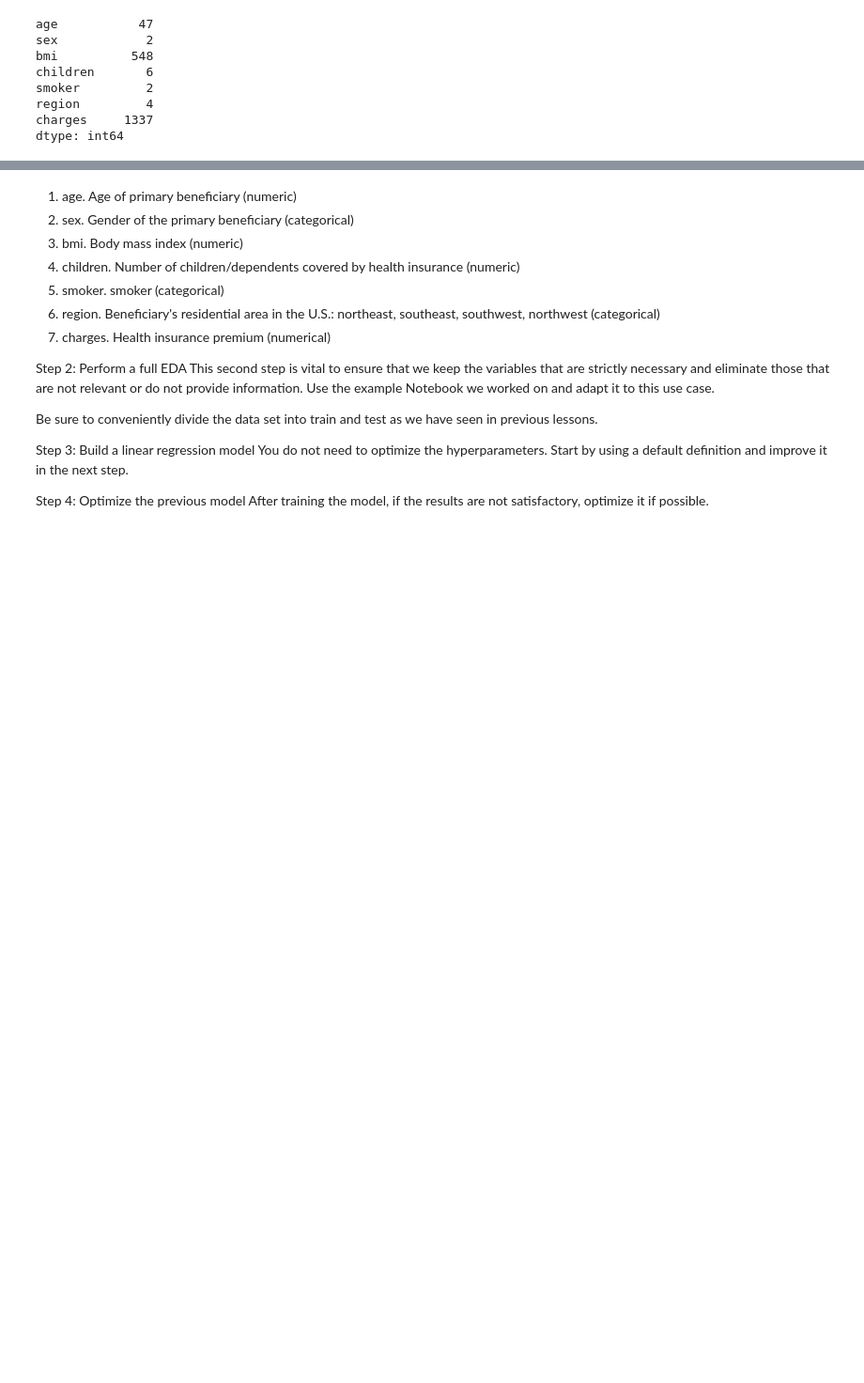
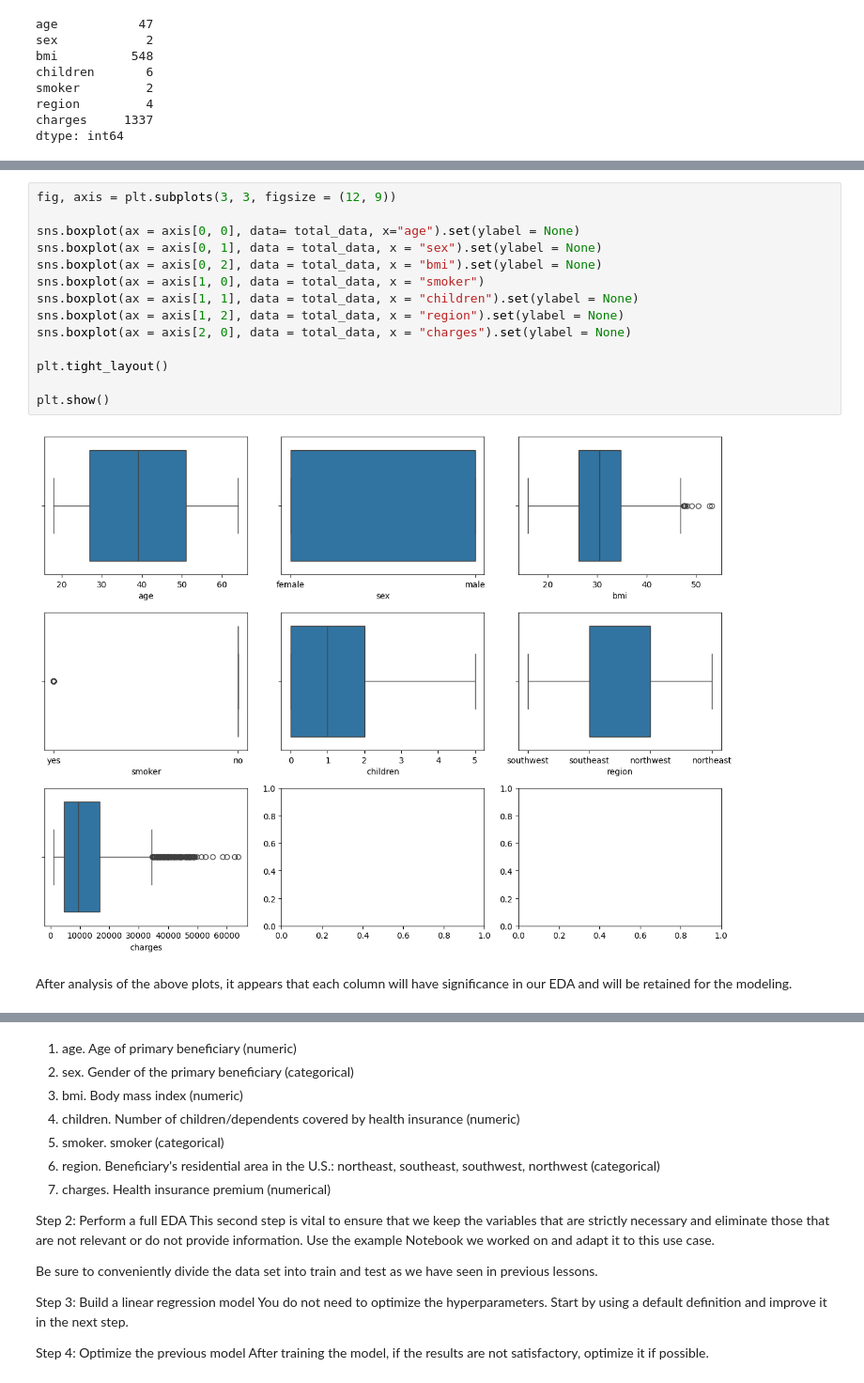
Before and after one commit to 4GeeksAcademy/Kransky85_health_insurance_machine-learning, a Jupyter notebook: src/explore.ipynb, the cells around one changed output, grey strips where cells are left out. Shown at 94% size. Saved outputs shown, nothing was run; the diff lists cells and outputs as text; blank space fills up the shorter version.

```diff
--- a/src/explore.ipynb
+++ b/src/explore.ipynb
@@ -98,0 +136,18 @@ dtype: int64
+# %%
+fig, axis = plt.subplots(3, 3, figsize = (12, 9))
+
+sns.boxplot(ax = axis[0, 0], data= total_data, x="age").set(ylabel = None)
+sns.boxplot(ax = axis[0, 1], data = total_data, x = "sex").set(ylabel = None)
+sns.boxplot(ax = axis[0, 2], data = total_data, x = "bmi").set(ylabel = None)
+sns.boxplot(ax = axis[1, 0], data = total_data, x = "smoker")
+sns.boxplot(ax = axis[1, 1], data = total_data, x = "children").set(ylabel = None)
+sns.boxplot(ax = axis[1, 2], data = total_data, x = "region").set(ylabel = None)
+sns.boxplot(ax = axis[2, 0], data = total_data, x = "charges").set(ylabel = None)
+
+plt.tight_layout()
+
+plt.show()
+# %% [output]
+[figure, added]
+# %% [markdown]
+After analysis of the above plots, it appears that each column will have significance in our EDA and will be retained for the modeling.
```
Also changed, not shown: parts of 44 cells of this notebook.
